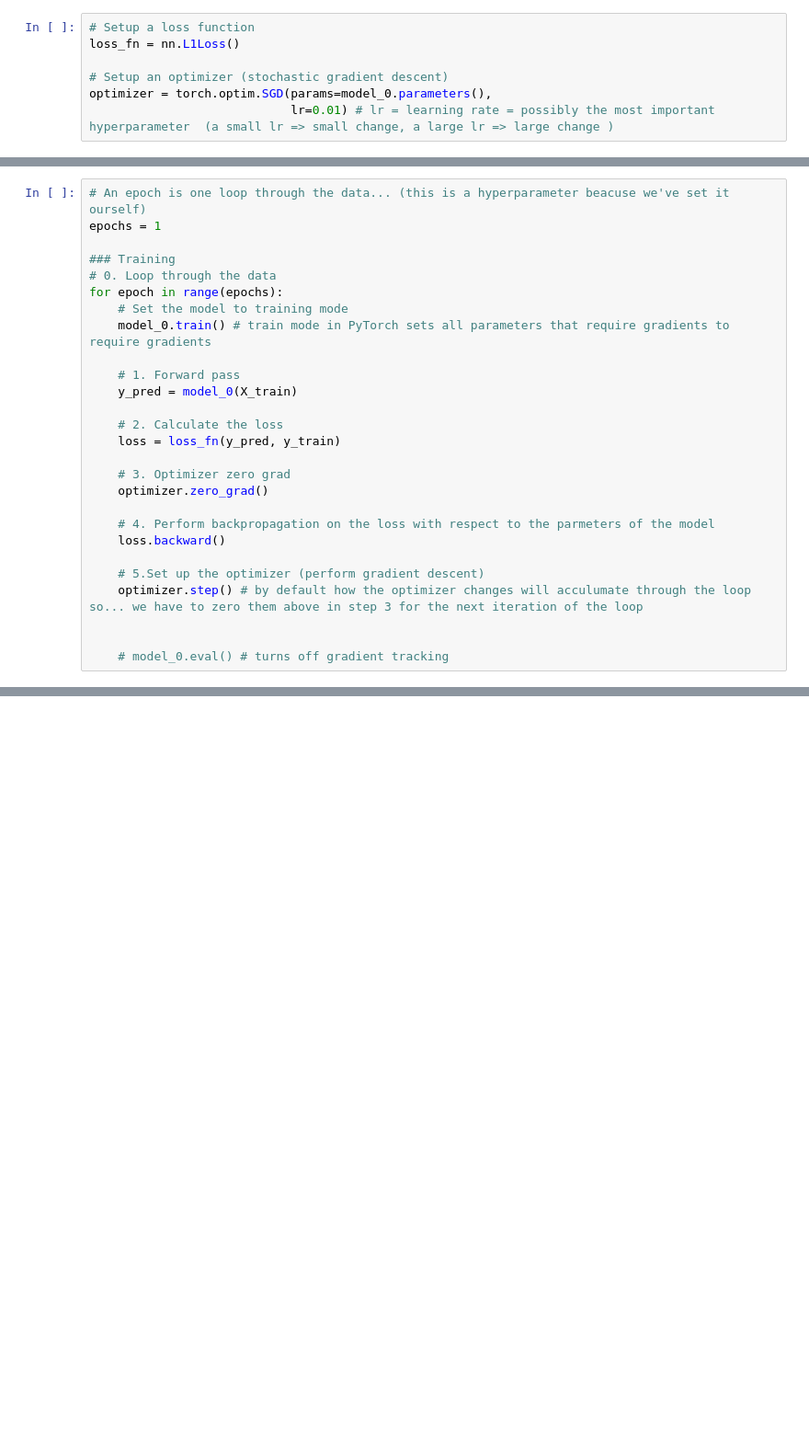
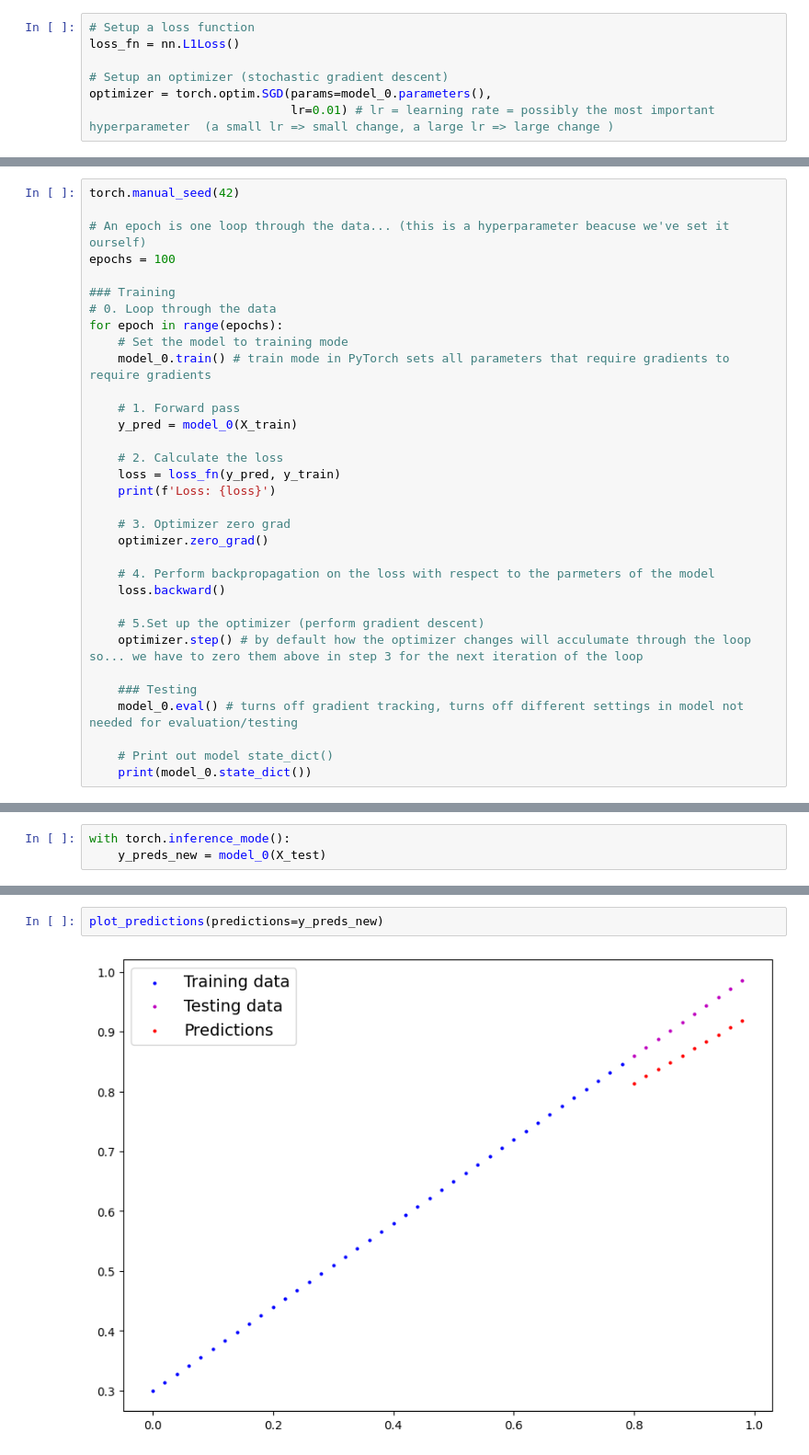
Before and after one commit to ceiaram/learn-pytorch, a Jupyter notebook: 01_pytorch_workflow.ipynb, the cells around one changed output, grey strips where cells are left out. Shown: that part at 92% size. Drawn from its saved outputs; the diff is of its cells as text; blank space fills up the shorter version.

```diff
--- a/01_pytorch_workflow.ipynb
+++ b/01_pytorch_workflow.ipynb
@@ -311,6 +311,8 @@ A couple things we need in a training loop:
 # %%
+torch.manual_seed(42)
+
 # An epoch is one loop through the data... (this is a hyperparameter beacuse we've set it ourself)
-epochs = 1
+epochs = 100
 
 ### Training
 # 0. Loop through the data
@@ -323,6 +325,7 @@ for epoch in range(epochs):
 
     # 2. Calculate the loss
     loss = loss_fn(y_pred, y_train)
+    print(f'Loss: {loss}')
 
     # 3. Optimizer zero grad
     optimizer.zero_grad()
@@ -333,5 +336,8 @@ for epoch in range(epochs):
     # 5.Set up the optimizer (perform gradient descent)
     optimizer.step() # by default how the optimizer changes will acculumate through the loop so... we have to zero them above in step 3 for the next iteration of the loop
 
+    ### Testing
+    model_0.eval() # turns off gradient tracking, turns off different settings in model not needed for evaluation/testing
 
-    # model_0.eval() # turns off gradient tracking
+    # Print out model state_dict()
+    print(model_0.state_dict())
@@ -337,0 +362,3 @@ for epoch in range(epochs):
+# %%
+with torch.inference_mode():
+    y_preds_new = model_0(X_test)
@@ -337,0 +369,4 @@ for epoch in range(epochs):
+# %%
+plot_predictions(predictions=y_preds_new)
+# %% [output]
+[figure, added]
```
Also changed, not shown: parts of 3 cells of this notebook.
